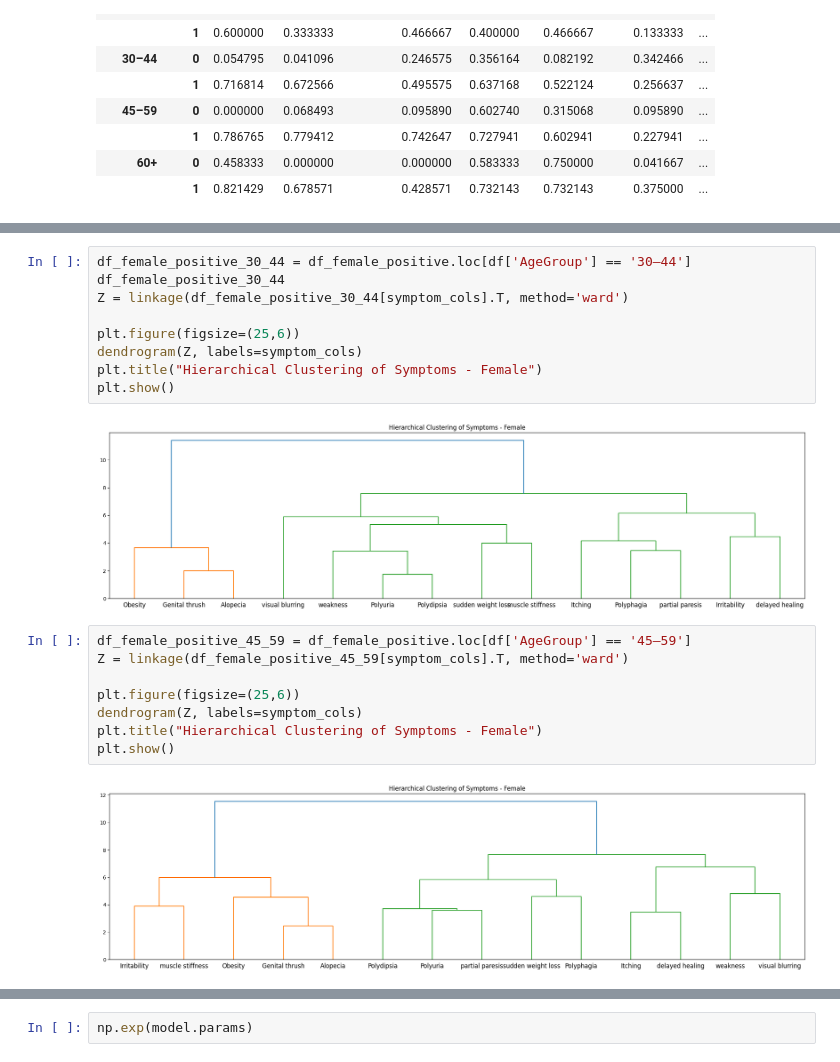
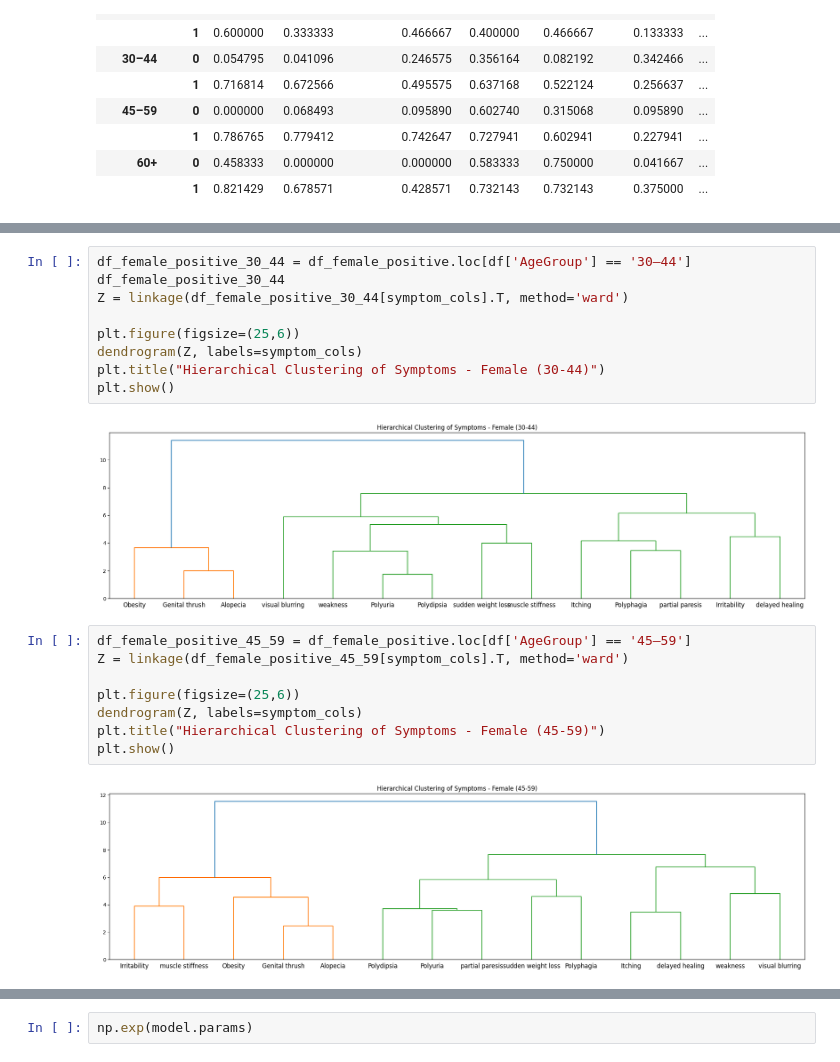
Before and after one commit to feeza2025/ds4, a Jupyter notebook: 01_activities/experiments/exploring-data.ipynb, the cells around one changed output, grey strips where cells are left out. Cells and saved outputs as stored; diff of their text form.

Commit message:
add more details in dendrogram title

```diff
--- a/01_activities/experiments/exploring-data.ipynb
+++ b/01_activities/experiments/exploring-data.ipynb
@@ -206,24 +206,24 @@ plt.show()
 # %%
 df_female_positive_30_44 = df_female_positive.loc[df['AgeGroup'] == '30–44']
 df_female_positive_30_44
 Z = linkage(df_female_positive_30_44[symptom_cols].T, method='ward')
 
 plt.figure(figsize=(25,6))
 dendrogram(Z, labels=symptom_cols)
-plt.title("Hierarchical Clustering of Symptoms - Female")
+plt.title("Hierarchical Clustering of Symptoms - Female (30-44)")
 plt.show()
 # %% [output]
-[figure, old version]
+[figure, new version]
 # %%
 df_female_positive_45_59 = df_female_positive.loc[df['AgeGroup'] == '45–59']
 Z = linkage(df_female_positive_45_59[symptom_cols].T, method='ward')
 
 plt.figure(figsize=(25,6))
 dendrogram(Z, labels=symptom_cols)
-plt.title("Hierarchical Clustering of Symptoms - Female")
+plt.title("Hierarchical Clustering of Symptoms - Female (45-59)")
 plt.show()
 # %% [output]
-[figure, old version]
+[figure, new version]
 # %%
 df_female_positive_45_59 = df_female_positive.loc[df['AgeGroup'] == '60+']
 Z = linkage(df_female_positive_45_59[symptom_cols].T, method='ward')
```
Also changed, not shown: parts of 4 cells of this notebook.
